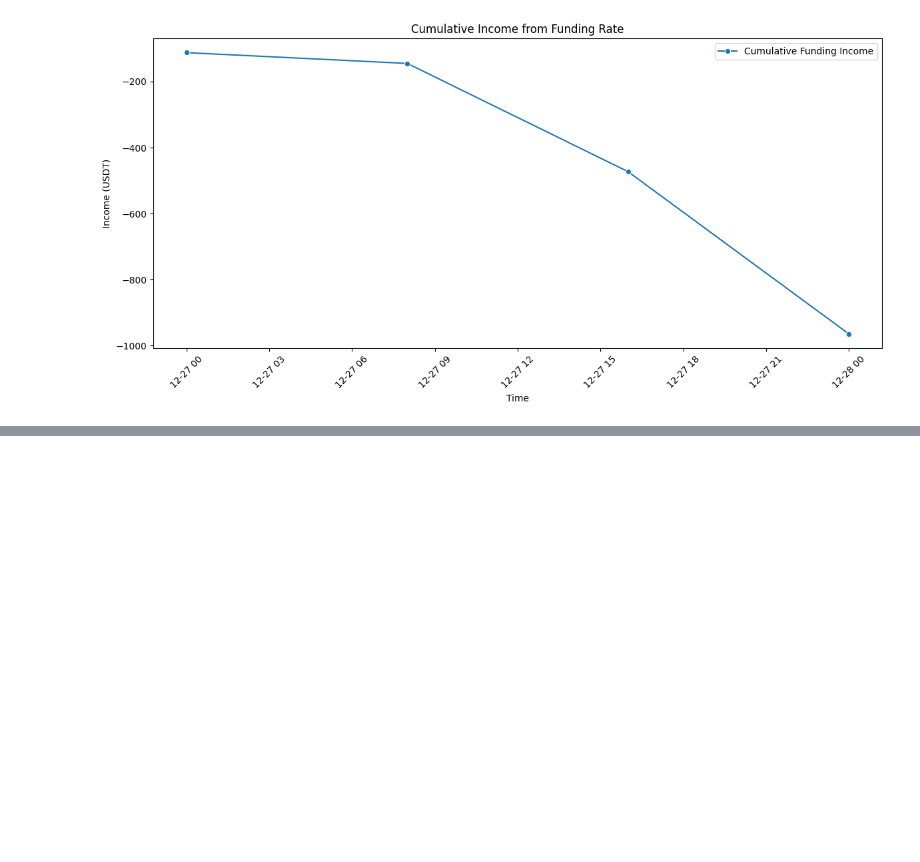
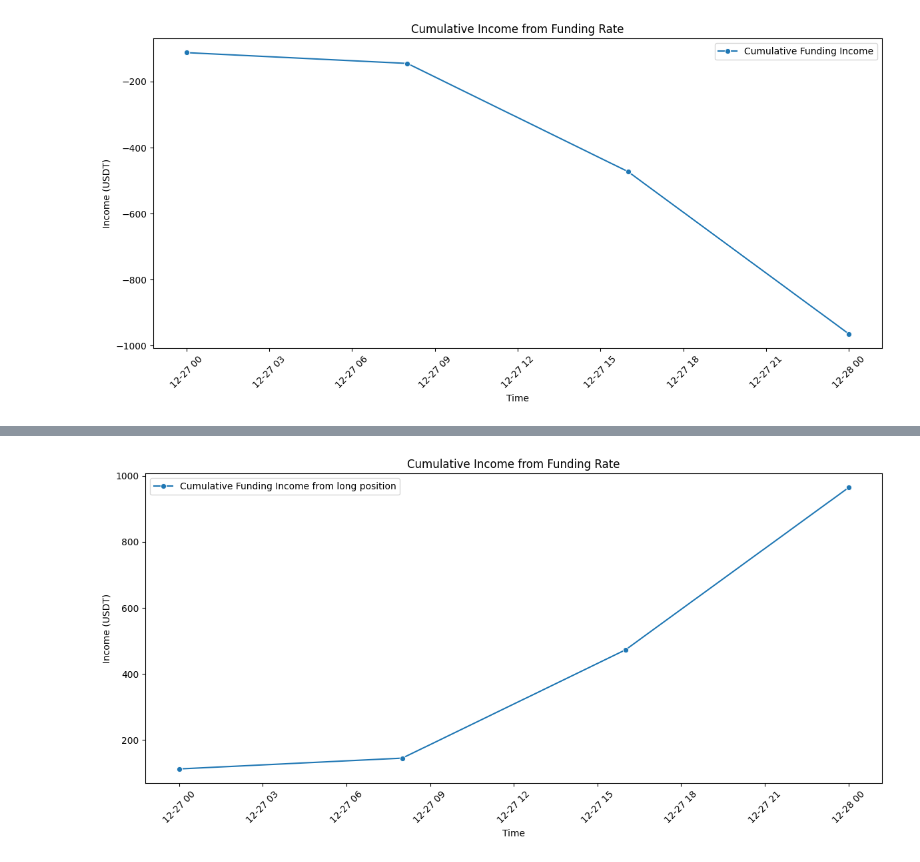
Before and after one commit to eugenekartvelishvili/funding_rate_income, a Jupyter notebook: test_fin/funding_rate.ipynb, the cells around one changed output, grey strips where cells are left out. Drawn from its saved outputs; the diff is of its cells as text; code cells hidden in the pictures; blank space fills up the shorter version.

```diff
--- a/test_fin/funding_rate.ipynb
+++ b/test_fin/funding_rate.ipynb
@@ -114,0 +118,18 @@ plt.show()
+# %%
+# Расчитаем доход от ставки финансирования
+fr_df['income'] = -fr_df['fundingRate'] * contract_quantity * fr_df['open']
+
+# Посчитаем кумулятивный доход от ставки финансирования
+fr_df['cumulative_income'] = fr_df['income'].cumsum()
+
+# Визуализация кумулятивного дохода
+plt.figure(figsize=(12, 6))
+sns.lineplot(data=fr_df, x=fr_df.index, y='cumulative_income', marker='o', label='Cumulative Funding Income from long position')
+plt.xlabel('Time')
+plt.ylabel('Income (USDT)')
+plt.title('Cumulative Income from Funding Rate')
+plt.xticks(rotation=45)
+plt.tight_layout()
+plt.show()
+# %% [output]
+[figure, added]
```
Also changed, not shown: parts of 1 cell of this notebook.
